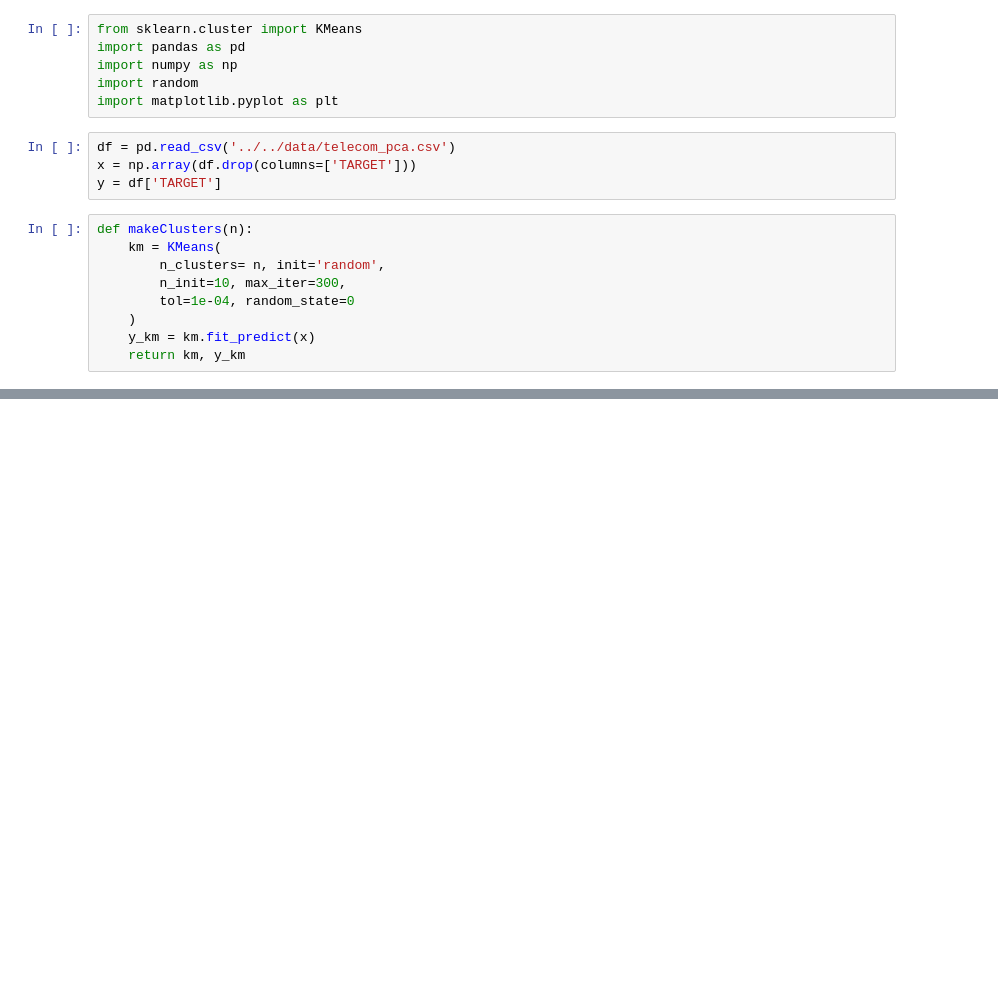
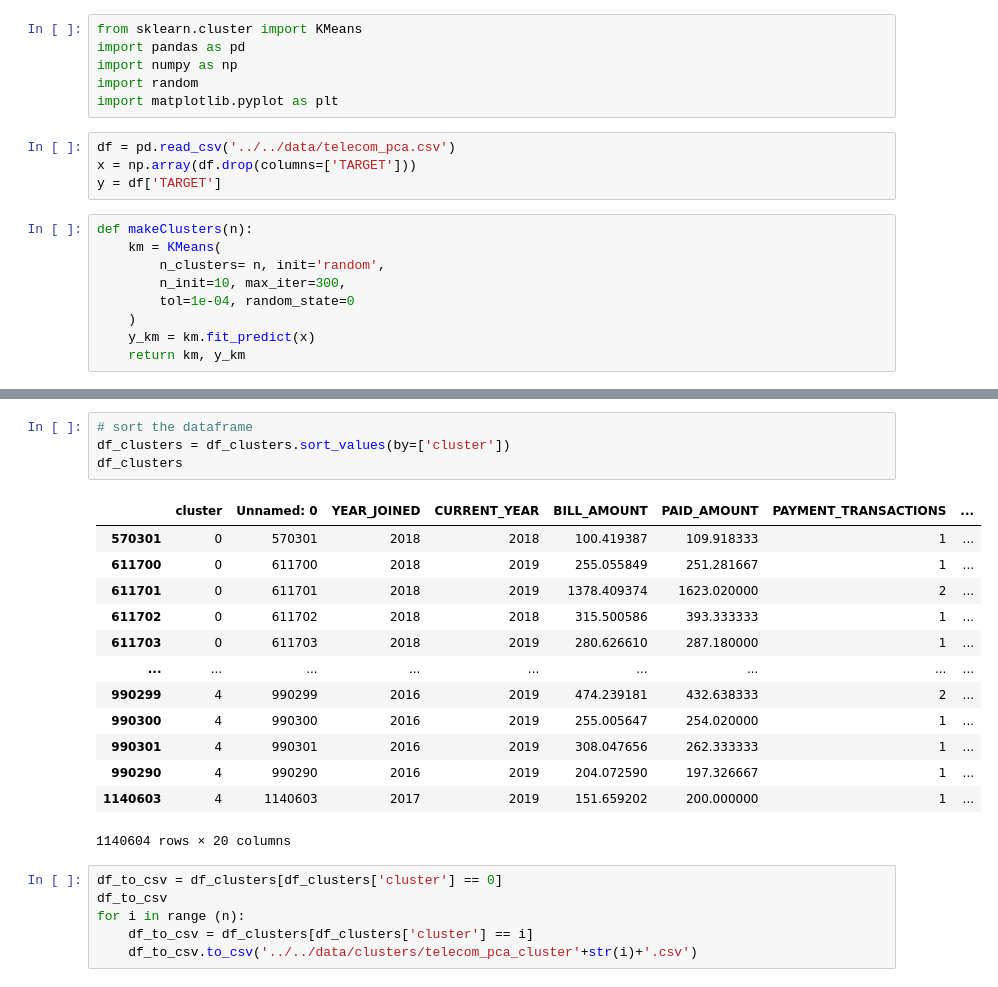
Before and after one commit to new-superuser-alt9193/DeepLearning, a Jupyter notebook: crisp_dm/modeling/dbscan_clustering.ipynb, the cells around one changed output, grey strips where cells are left out. Cells and saved outputs as stored; diff of their text form; blank space fills up the shorter version.

```diff
--- a/crisp_dm/modeling/dbscan_clustering.ipynb
+++ b/crisp_dm/modeling/dbscan_clustering.ipynb
@@ -44,0 +79,24 @@ plotClusters(km, y_km, n)
+# %%
+# sort the dataframe
+df_clusters = df_clusters.sort_values(by=['cluster'])
+df_clusters
+# %% [output]
+|  | cluster | Unnamed: 0 | YEAR_JOINED | CURRENT_YEAR | BILL_AMOUNT | PAID_AMOUNT | PAYMENT_TRANSACTIONS | ... |
+| 570301 | 0 | 570301 | 2018 | 2018 | 100.419387 | 109.918333 | 1 | ... |
+| 611700 | 0 | 611700 | 2018 | 2019 | 255.055849 | 251.281667 | 1 | ... |
+| 611701 | 0 | 611701 | 2018 | 2019 | 1378.409374 | 1623.020000 | 2 | ... |
+| 611702 | 0 | 611702 | 2018 | 2018 | 315.500586 | 393.333333 | 1 | ... |
+| 611703 | 0 | 611703 | 2018 | 2019 | 280.626610 | 287.180000 | 1 | ... |
+| ... | ... | ... | ... | ... | ... | ... | ... | ... |
+| 990299 | 4 | 990299 | 2016 | 2019 | 474.239181 | 432.638333 | 2 | ... |
+| 990300 | 4 | 990300 | 2016 | 2019 | 255.005647 | 254.020000 | 1 | ... |
+| 990301 | 4 | 990301 | 2016 | 2019 | 308.047656 | 262.333333 | 1 | ... |
+| 990290 | 4 | 990290 | 2016 | 2019 | 204.072590 | 197.326667 | 1 | ... |
+| 1140603 | 4 | 1140603 | 2017 | 2019 | 151.659202 | 200.000000 | 1 | ... |
+1140604 rows × 20 columns
+# %%
+df_to_csv = df_clusters[df_clusters['cluster'] == 0]
+df_to_csv
+for i in range (n):
+    df_to_csv = df_clusters[df_clusters['cluster'] == i]
+    df_to_csv.to_csv('../../data/clusters/telecom_pca_cluster'+str(i)+'.csv')
```
Also changed, not shown: parts of 4 cells of this notebook.
